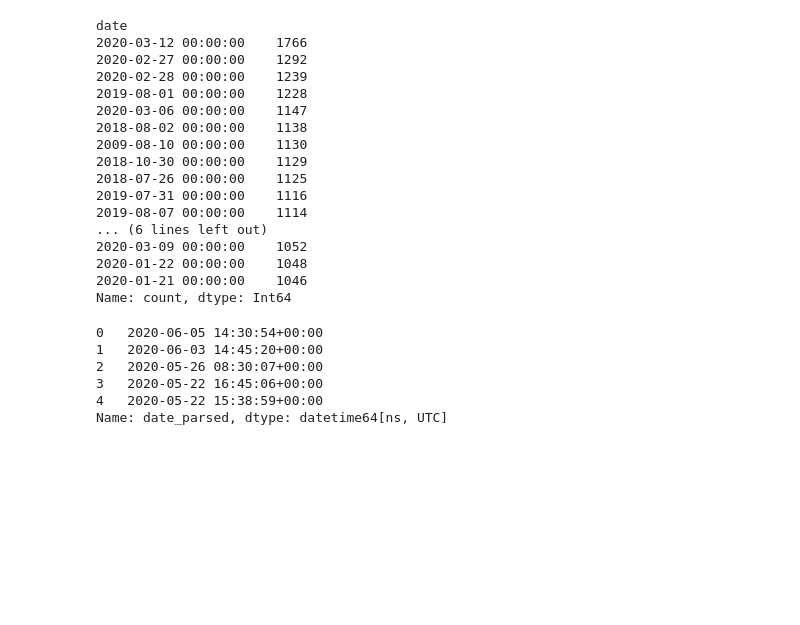
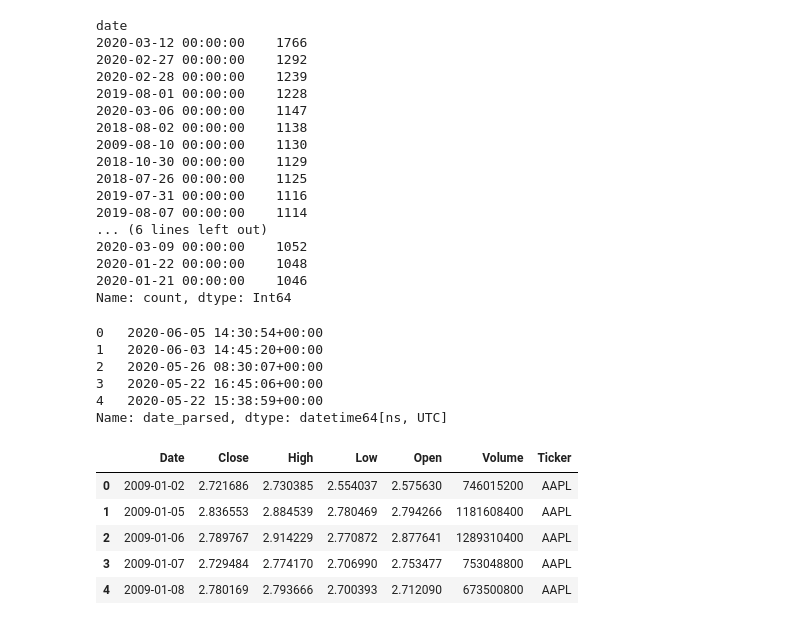
Before and after one commit to Feven777/Predicting_Price_Moves_with_News_Sentiment, a Jupyter notebook: notebooks/stock.ipynb, the cells around one changed output. Cells and saved outputs as stored; diff of their text form; code cells hidden in the pictures; blank space fills up the shorter version.

```diff
--- a/notebooks/stock.ipynb
+++ b/notebooks/stock.ipynb
@@ -333,3 +328,19 @@ ratings_raw["month"] = ratings_raw["date_parsed"].dt.month
 ratings_raw["day"] = ratings_raw["date_parsed"].dt.day
 # %%
 ratings_raw.dropna(subset=["date_parsed"], inplace=True)
+# %%
+# Ensure the 'Date' column is datetime
+all_prices["Date"] = pd.to_datetime(all_prices["Date"])
+
+# Sort by ticker and date
+all_prices = all_prices.sort_values(["Ticker", "Date"]).reset_index(drop=True)
+
+# Optional: preview
+all_prices.head()
+# %% [output]
+|  | Date | Close | High | Low | Open | Volume | Ticker |
+| 0 | 2009-01-02 | 2.721686 | 2.730385 | 2.554037 | 2.575630 | 746015200 | AAPL |
+| 1 | 2009-01-05 | 2.836553 | 2.884539 | 2.780469 | 2.794266 | 1181608400 | AAPL |
+| 2 | 2009-01-06 | 2.789767 | 2.914229 | 2.770872 | 2.877641 | 1289310400 | AAPL |
+| 3 | 2009-01-07 | 2.729484 | 2.774170 | 2.706990 | 2.753477 | 753048800 | AAPL |
+| 4 | 2009-01-08 | 2.780169 | 2.793666 | 2.700393 | 2.712090 | 673500800 | AAPL |
```
Also changed, not shown: parts of 9 cells of this notebook.
